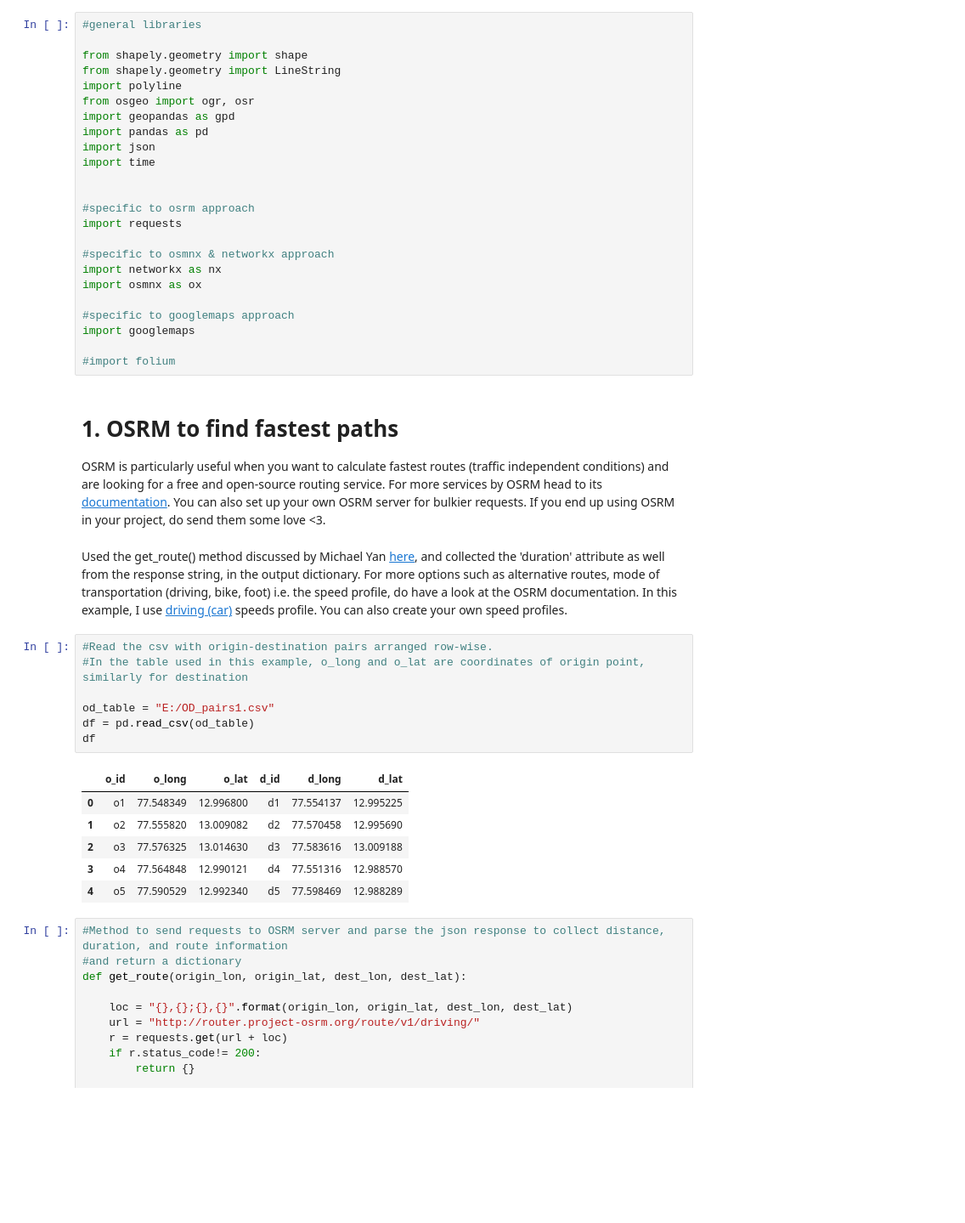
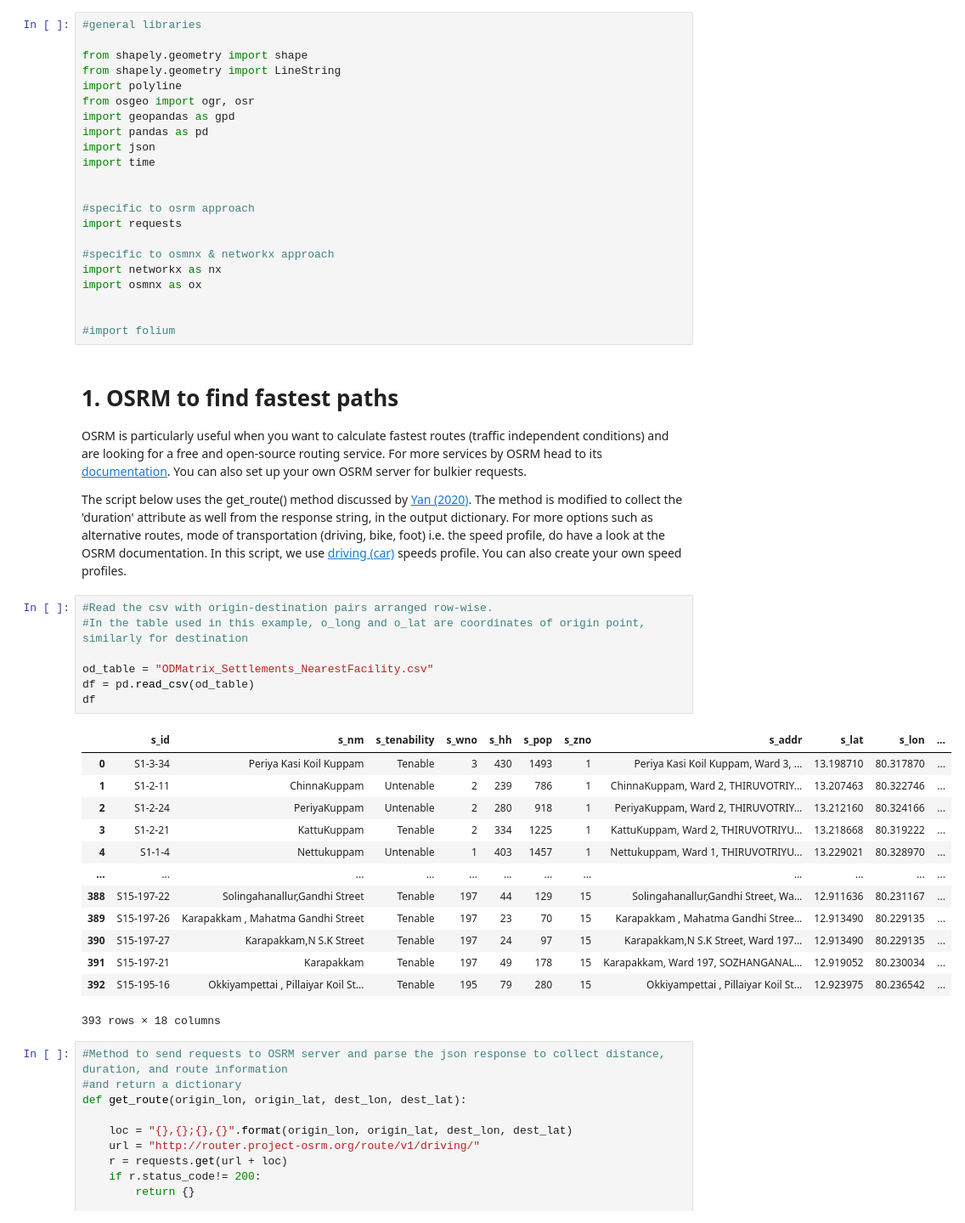
Before and after one commit to rajesvariparasa/Measuring-Urban-Spatial-Access, a Jupyter notebook: OD_RoutesComputation.ipynb, the cells around one changed output. Shown: that part at 85% size. Cells and saved outputs as stored; diff of their text form; blank space fills up the shorter version.

```diff
--- a/OD_RoutesComputation.ipynb
+++ b/OD_RoutesComputation.ipynb
@@ -22,30 +20,35 @@ import requests
 import networkx as nx
 import osmnx as ox
 
-#specific to googlemaps approach
-import googlemaps
 
 #import folium
 # %% [markdown]
 # 1. OSRM to find fastest paths
 
-OSRM is particularly useful when you want to calculate fastest routes (traffic independent conditions) and are looking for a free and open-source routing service. For more services by OSRM head to its [documentation](http://project-osrm.org/docs/v5.23.0/api/#). You can also set up your own OSRM server for bulkier requests. If you end up using OSRM in your project, do send them some love <3.
+OSRM is particularly useful when you want to calculate fastest routes (traffic independent conditions) and are looking for a free and open-source routing service. For more services by OSRM head to its [documentation](http://project-osrm.org/docs/v5.23.0/api/#). You can also set up your own OSRM server for bulkier requests.
+
+The script below uses the get_route() method discussed by [Yan (2020)](https://www.thinkdatascience.com/post/2020-03-03-osrm/osrm/).  The method is modified to collect the 'duration' attribute as well from the response string, in the output dictionary. For more options such as alternative routes, mode of transportation (driving, bike, foot) i.e. the speed profile, do have a look at the OSRM documentation. In this script, we use [driving (car)](https://github.com/Project-OSRM/osrm-backend/blob/master/profiles/car.lua) speeds profile. You can also create your own speed profiles.
-# %% [markdown]
-Used the get_route() method discussed by Michael Yan [here](https://www.thinkdatascience.com/post/2020-03-03-osrm/osrm/), and collected the 'duration' attribute as well from the response string, in the output dictionary. For more options such as alternative routes, mode of transportation (driving, bike, foot) i.e. the speed profile, do have a look at the OSRM documentation. In this example, I use [driving (car)](https://github.com/Project-OSRM/osrm-backend/blob/master/profiles/car.lua) speeds profile. You can also create your own speed profiles.
 # %%
 #Read the csv with origin-destination pairs arranged row-wise.
 #In the table used in this example, o_long and o_lat are coordinates of origin point, similarly for destination
 
-od_table = "E:/OD_pairs1.csv"
+od_table = "ODMatrix_Settlements_NearestFacility.csv"
 df = pd.read_csv(od_table)
 df
 # %% [output]
-|  | o_id | o_long | o_lat | d_id | d_long | d_lat |
-| 0 | o1 | 77.548349 | 12.996800 | d1 | 77.554137 | 12.995225 |
-| 1 | o2 | 77.555820 | 13.009082 | d2 | 77.570458 | 12.995690 |
-| 2 | o3 | 77.576325 | 13.014630 | d3 | 77.583616 | 13.009188 |
-| 3 | o4 | 77.564848 | 12.990121 | d4 | 77.551316 | 12.988570 |
-| 4 | o5 | 77.590529 | 12.992340 | d5 | 77.598469 | 12.988289 |
+|  | s_id | s_nm | s_tenability | s_wno | s_hh | s_pop | s_zno | s_addr | s_lat | s_lon | ... |
+| 0 | S1-3-34 | Periya Kasi Koil Kuppam | Tenable | 3 | 430 | 1493 | 1 | Periya Kasi Koil Kuppam, Ward 3, ... | 13.198710 | 80.317870 | ... |
+| 1 | S1-2-11 | ChinnaKuppam | Untenable | 2 | 239 | 786 | 1 | ChinnaKuppam, Ward 2, THIRUVOTRIY... | 13.207463 | 80.322746 | ... |
+| 2 | S1-2-24 | PeriyaKuppam | Untenable | 2 | 280 | 918 | 1 | PeriyaKuppam, Ward 2, THIRUVOTRIY... | 13.212160 | 80.324166 | ... |
+| 3 | S1-2-21 | KattuKuppam | Tenable | 2 | 334 | 1225 | 1 | KattuKuppam, Ward 2, THIRUVOTRIYU... | 13.218668 | 80.319222 | ... |
+| 4 | S1-1-4 | Nettukuppam | Untenable | 1 | 403 | 1457 | 1 | Nettukuppam, Ward 1, THIRUVOTRIYU... | 13.229021 | 80.328970 | ... |
+| ... | ... | ... | ... | ... | ... | ... | ... | ... | ... | ... | ... |
+| 388 | S15-197-22 | Solingahanallur,Gandhi Street | Tenable | 197 | 44 | 129 | 15 | Solingahanallur,Gandhi Street, Wa... | 12.911636 | 80.231167 | ... |
+| 389 | S15-197-26 | Karapakkam , Mahatma Gandhi Street | Tenable | 197 | 23 | 70 | 15 | Karapakkam , Mahatma Gandhi Stree... | 12.913490 | 80.229135 | ... |
+| 390 | S15-197-27 | Karapakkam,N S.K Street | Tenable | 197 | 24 | 97 | 15 | Karapakkam,N S.K Street, Ward 197... | 12.913490 | 80.229135 | ... |
+| 391 | S15-197-21 | Karapakkam | Tenable | 197 | 49 | 178 | 15 | Karapakkam, Ward 197, SOZHANGANAL... | 12.919052 | 80.230034 | ... |
+| 392 | S15-195-16 | Okkiyampettai , Pillaiyar Koil St... | Tenable | 195 | 79 | 280 | 15 | Okkiyampettai , Pillaiyar Koil St... | 12.923975 | 80.236542 | ... |
+393 rows × 18 columns
 # %%
 #Method to send requests to OSRM server and parse the json response to collect distance, duration, and route information
 #and return a dictionary
```
Also changed, not shown: parts of 16 cells of this notebook.
